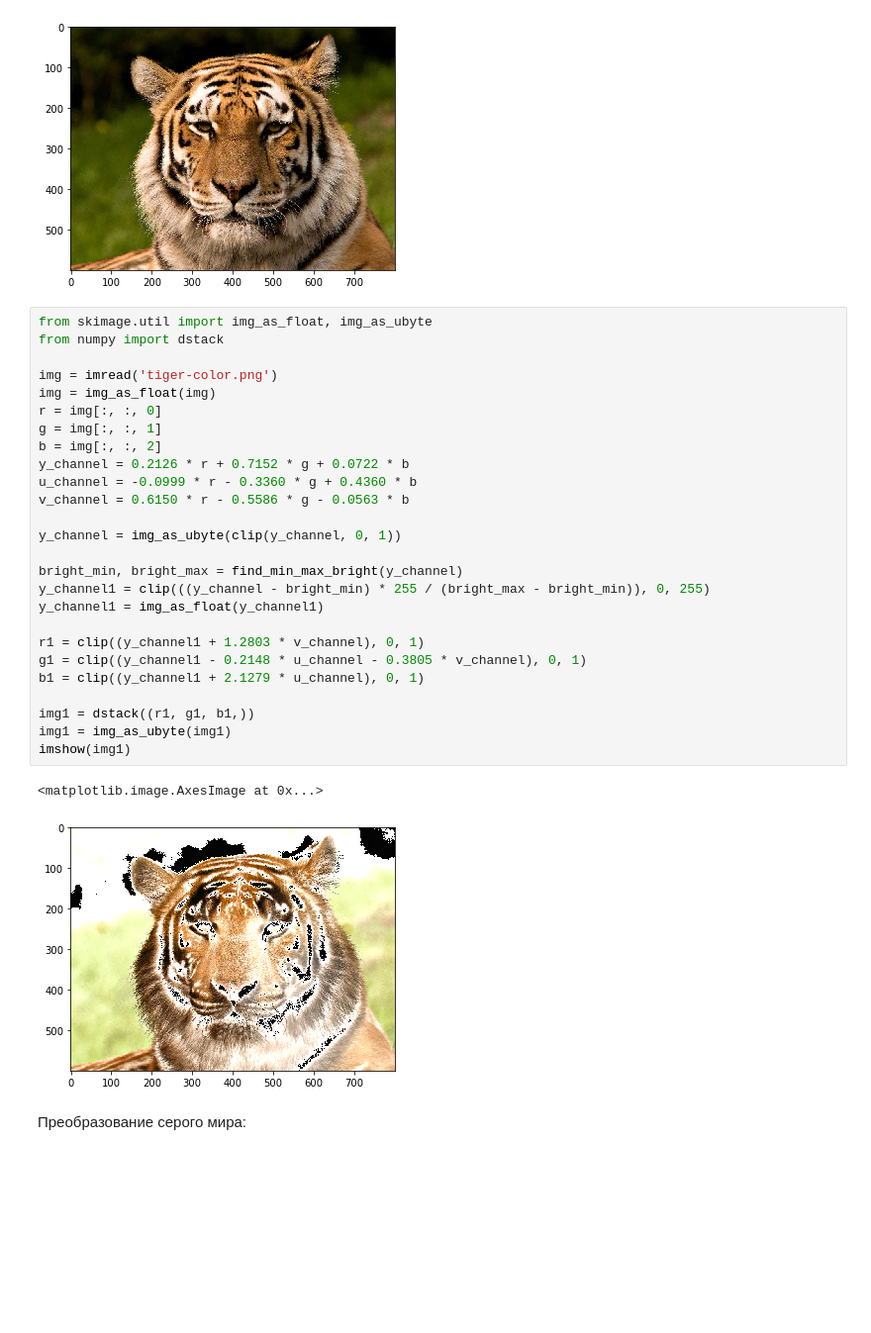
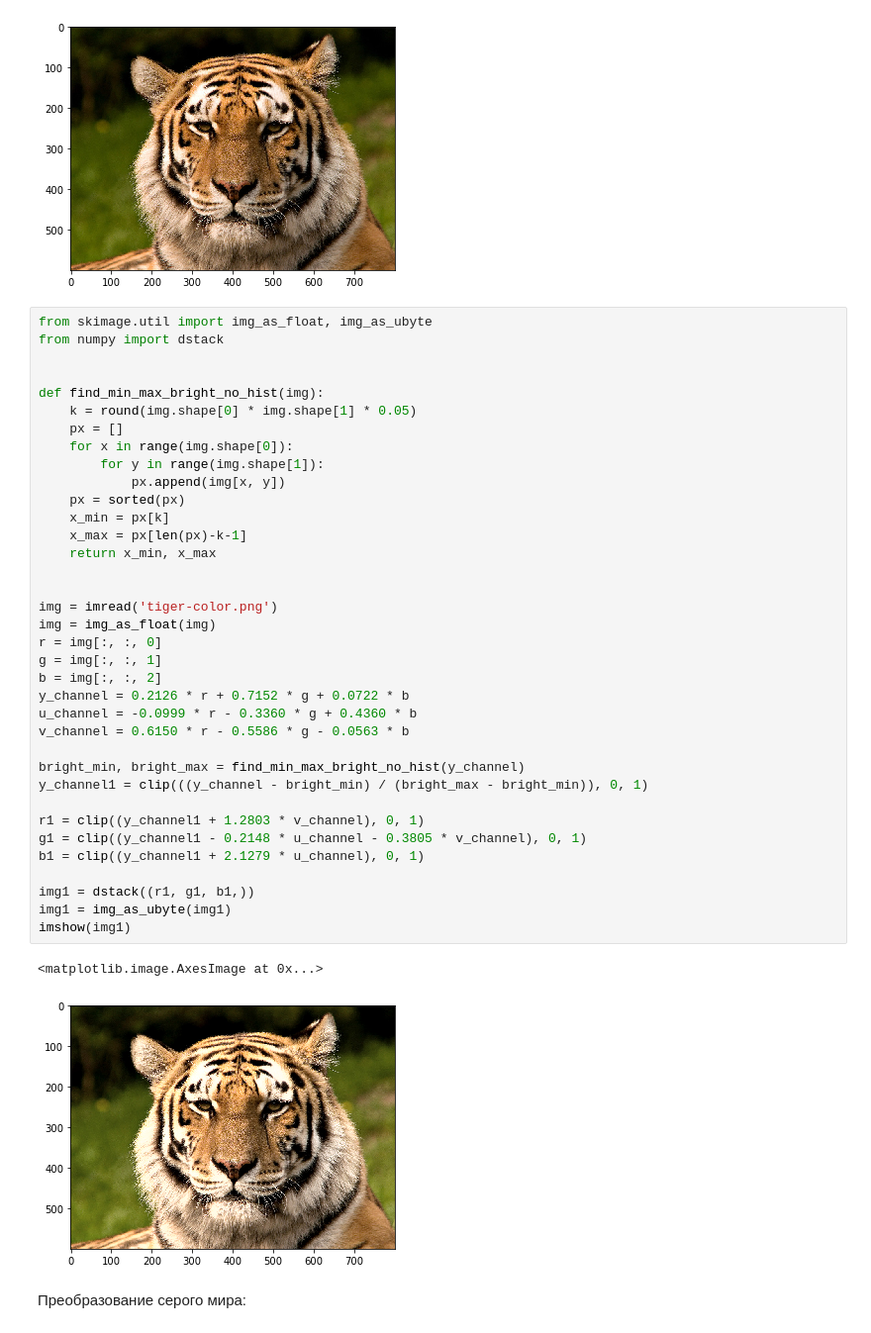
Before and after one commit to e-kondr01/cs173, a Jupyter notebook: module2/stepik_module2.ipynb, the cells around one changed output. Shown at 99% size. Cells and saved outputs as stored; diff of their text form; blank space fills up the shorter version.

```diff
--- a/module2/stepik_module2.ipynb
+++ b/module2/stepik_module2.ipynb
@@ -80,32 +80,42 @@ imshow('tiger-color.png')
 # %%
 from skimage.util import img_as_float, img_as_ubyte
 from numpy import dstack
+
+
+def find_min_max_bright_no_hist(img):
+    k = round(img.shape[0] * img.shape[1] * 0.05)
+    px = []
+    for x in range(img.shape[0]):
+        for y in range(img.shape[1]):
+            px.append(img[x, y])
+    px = sorted(px)
+    x_min = px[k]
+    x_max = px[len(px)-k-1]
+    return x_min, x_max
+
 
 img = imread('tiger-color.png')
 img = img_as_float(img)
 r = img[:, :, 0]
 g = img[:, :, 1]
 b = img[:, :, 2]
 y_channel = 0.2126 * r + 0.7152 * g + 0.0722 * b
 u_channel = -0.0999 * r - 0.3360 * g + 0.4360 * b
 v_channel = 0.6150 * r - 0.5586 * g - 0.0563 * b
 
-y_channel = img_as_ubyte(clip(y_channel, 0, 1))
-
-bright_min, bright_max = find_min_max_bright(y_channel)
-y_channel1 = clip(((y_channel - bright_min) * 255 / (bright_max - bright_min)), 0, 255)
-y_channel1 = img_as_float(y_channel1)
+bright_min, bright_max = find_min_max_bright_no_hist(y_channel)
+y_channel1 = clip(((y_channel - bright_min) / (bright_max - bright_min)), 0, 1)
 
 r1 = clip((y_channel1 + 1.2803 * v_channel), 0, 1)
 g1 = clip((y_channel1 - 0.2148 * u_channel - 0.3805 * v_channel), 0, 1)
 b1 = clip((y_channel1 + 2.1279 * u_channel), 0, 1)
 
 img1 = dstack((r1, g1, b1,))
 img1 = img_as_ubyte(img1)
 imshow(img1)
 # %% [output]
 <matplotlib.image.AxesImage at 0x...>
-[figure, old version]
+[figure, new version]
 # %% [markdown]
 Преобразование серого мира:
 # %%
```
